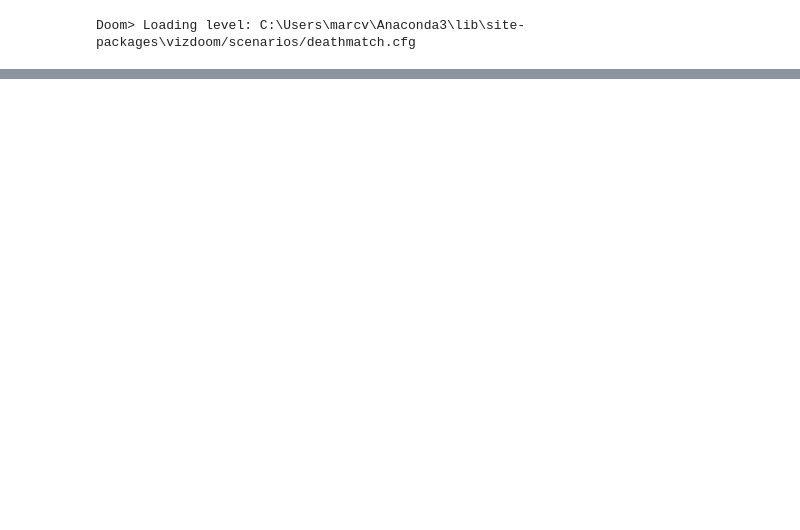
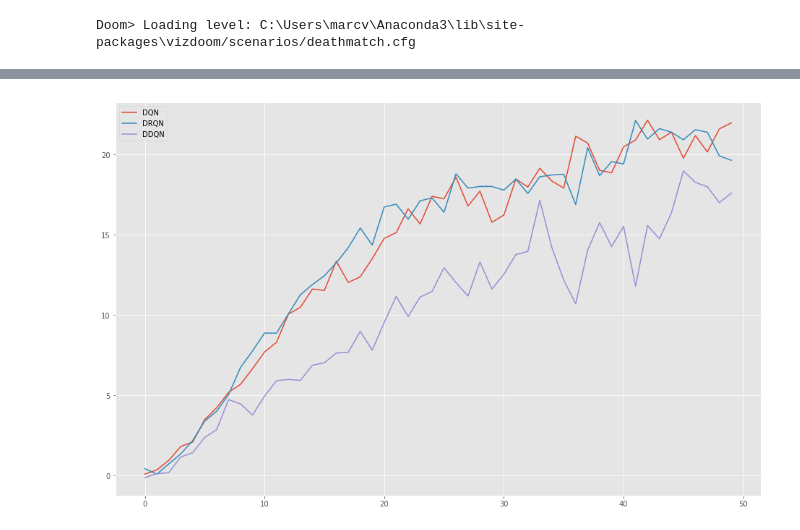
Before and after one commit to Andreasksalk/ReinforcementLearning-Doom, a Jupyter notebook: DQN Den nyeste.ipynb, the cells around one changed output, grey strips where cells are left out. Drawn from its saved outputs; the diff is of its cells as text; code cells hidden in the pictures; blank space fills up the shorter version.

```diff
--- a/DQN Den nyeste.ipynb
+++ b/DQN Den nyeste.ipynb
@@ -488,0 +383,5 @@ print(env.get_keys_to_action)
+# %%
+for i in range(len(allLoss)):
+    allLoss[i] = np.array(allLoss[i])
+    allKills[i] = np.array(allKills[i])
+    allTA[i] = np.array(allTA[i])
@@ -488,0 +408,38 @@ print(env.get_keys_to_action)
+# %%
+DTCRewards = np.array(DTCRewards)
+DMRewards = np.array(DMRewards)
+DTCLoss = np.array(DTCLoss)
+DMLoss = np.array(DMLoss)
+DTCKills = np.array(DTCKills)
+DMKills = np.array(DMKills)
+DTCTa = np.array(DTCTa)
+DMTa = np.array(DMTa)
+# %%
+avgSize = 80
+labels = ['DQN', 'DRQN', 'DDQN']
+avg_DTCrewards = []
+avg_DMrewards = []
+avg_DTCloss = []
+avg_DMloss = []
+avg_DTCkills = []
+avg_DMkills = []
+avg_DTCta = []
+avg_DMta = []
+for i in range(len(DTCRewards)):
+    avg_DTCrewards.append(np.mean(DTCRewards[i][:(len(DTCRewards[i])//avgSize)*avgSize].reshape(-1,avgSize), axis=1))
+    avg_DMrewards.append(np.mean(DMRewards[i][:(len(DMRewards[i])//avgSize)*avgSize].reshape(-1,avgSize), axis=1))
+    avg_DTCkills.append(np.mean(DTCKills[i][:(len(DTCKills[i])//avgSize)*avgSize].reshape(-1,avgSize), axis=1))
+    avg_DMkills.append(np.mean(DMKills[i][:(len(DMKills[i])//avgSize)*avgSize].reshape(-1,avgSize), axis=1))
+    avg_DTCta.append(np.mean(DTCTa[i][:(len(DTCTa[i])//avgSize)*avgSize].reshape(-1,avgSize), axis=1))
+    avg_DMta.append(np.mean(DMTa[i][:(len(DMTa[i])//avgSize)*avgSize].reshape(-1,avgSize), axis=1))
+
+avgSize = 800
+for i in range(len(DTCLoss)):
+    avg_DTCloss.append(np.mean(DTCLoss[i][:(len(DTCLoss[i])//avgSize)*avgSize].reshape(-1,avgSize), axis=1))
+    avg_DMloss.append(np.mean(DMLoss[i][:(len(DMLoss[i])//avgSize)*avgSize].reshape(-1,avgSize), axis=1))
+# %%
+for i in range(len(avg_DTCrewards)):
+    plt.plot(avg_DTCrewards[i], label=labels[i])
+    plt.legend(loc = "upper left")
+# %% [output]
+[figure, added]
```
Also changed, not shown: parts of 29 cells of this notebook.
